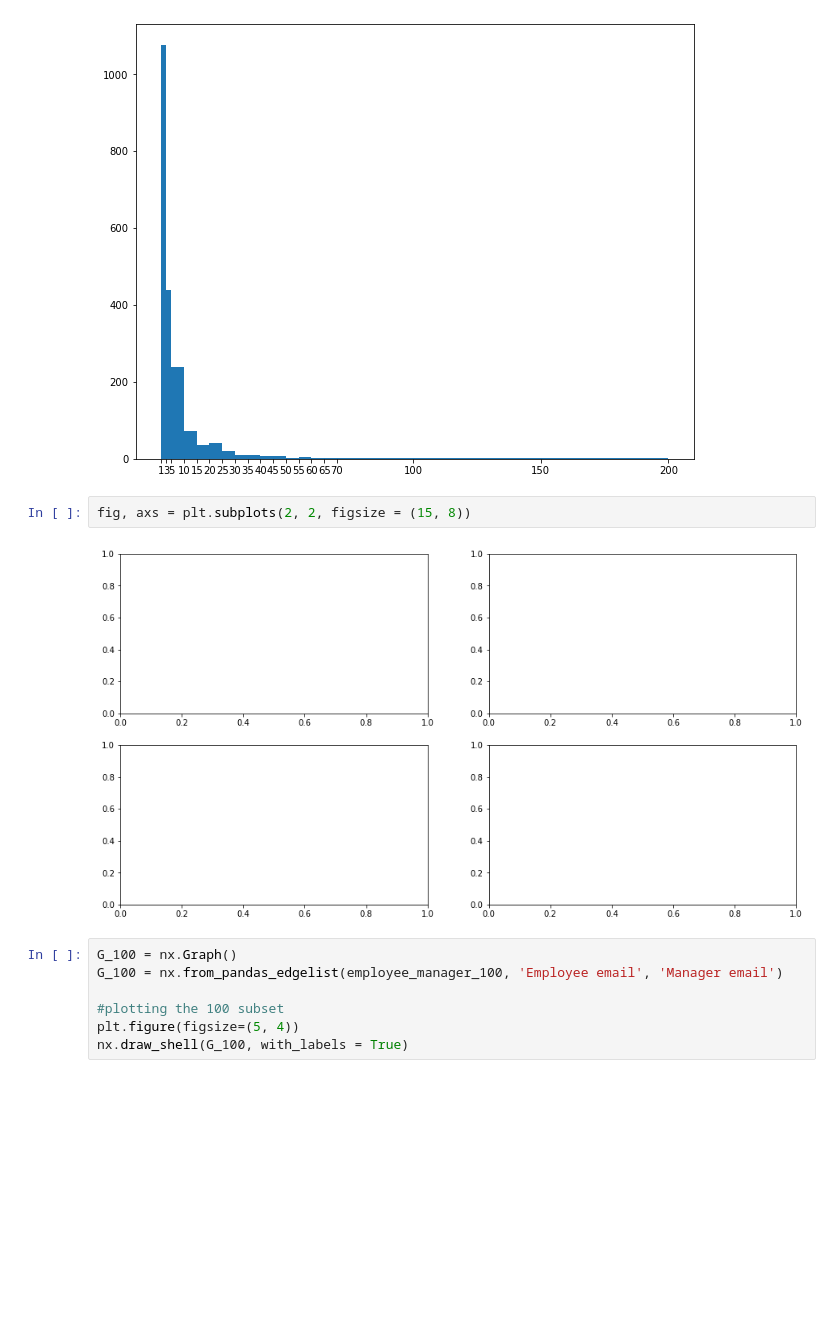
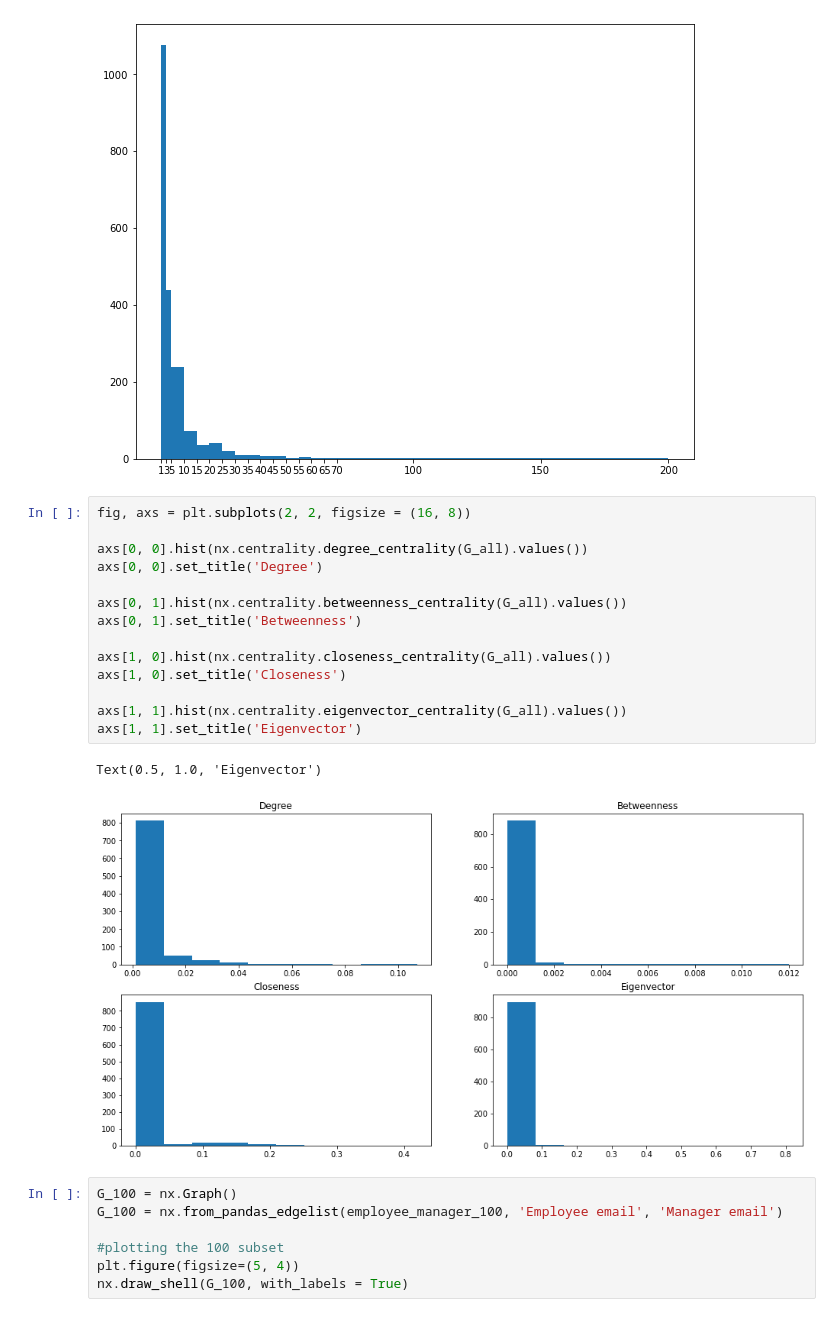
Before and after one commit to Juliaaaachu/Sonic_ESM, a Jupyter notebook: exploration.ipynb, the cells around one changed output. Saved outputs shown, nothing was run; the diff lists cells and outputs as text; blank space fills up the shorter version.

```diff
--- a/exploration.ipynb
+++ b/exploration.ipynb
@@ -134,10 +134,23 @@ plt.xticks(bins)
 plt.show()
 # %% [output]
 [figure]
-# %%
-fig, axs = plt.subplots(2, 2, figsize = (15, 8))
-# %% [output]
-[figure, removed]
+# %%
+fig, axs = plt.subplots(2, 2, figsize = (16, 8))
+
+axs[0, 0].hist(nx.centrality.degree_centrality(G_all).values())
+axs[0, 0].set_title('Degree')
+
+axs[0, 1].hist(nx.centrality.betweenness_centrality(G_all).values())
+axs[0, 1].set_title('Betweenness')
+
+axs[1, 0].hist(nx.centrality.closeness_centrality(G_all).values())
+axs[1, 0].set_title('Closeness')
+
+axs[1, 1].hist(nx.centrality.eigenvector_centrality(G_all).values())
+axs[1, 1].set_title('Eigenvector')
+# %% [output]
+Text(0.5, 1.0, 'Eigenvector')
+[figure, added]
 # %%
 G_100 = nx.Graph()
 G_100 = nx.from_pandas_edgelist(employee_manager_100, 'Employee email', 'Manager email')
```
Also changed, not shown: 1 other file.
